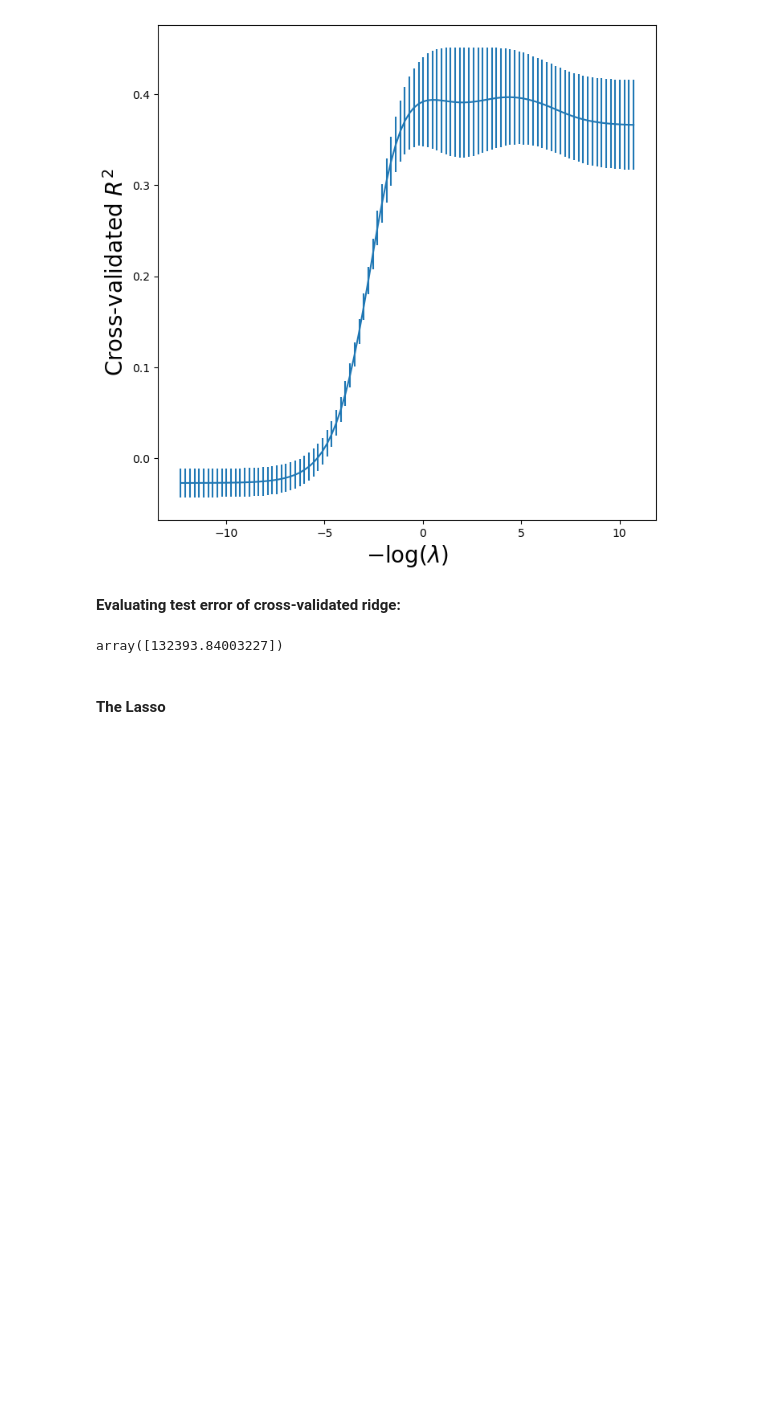
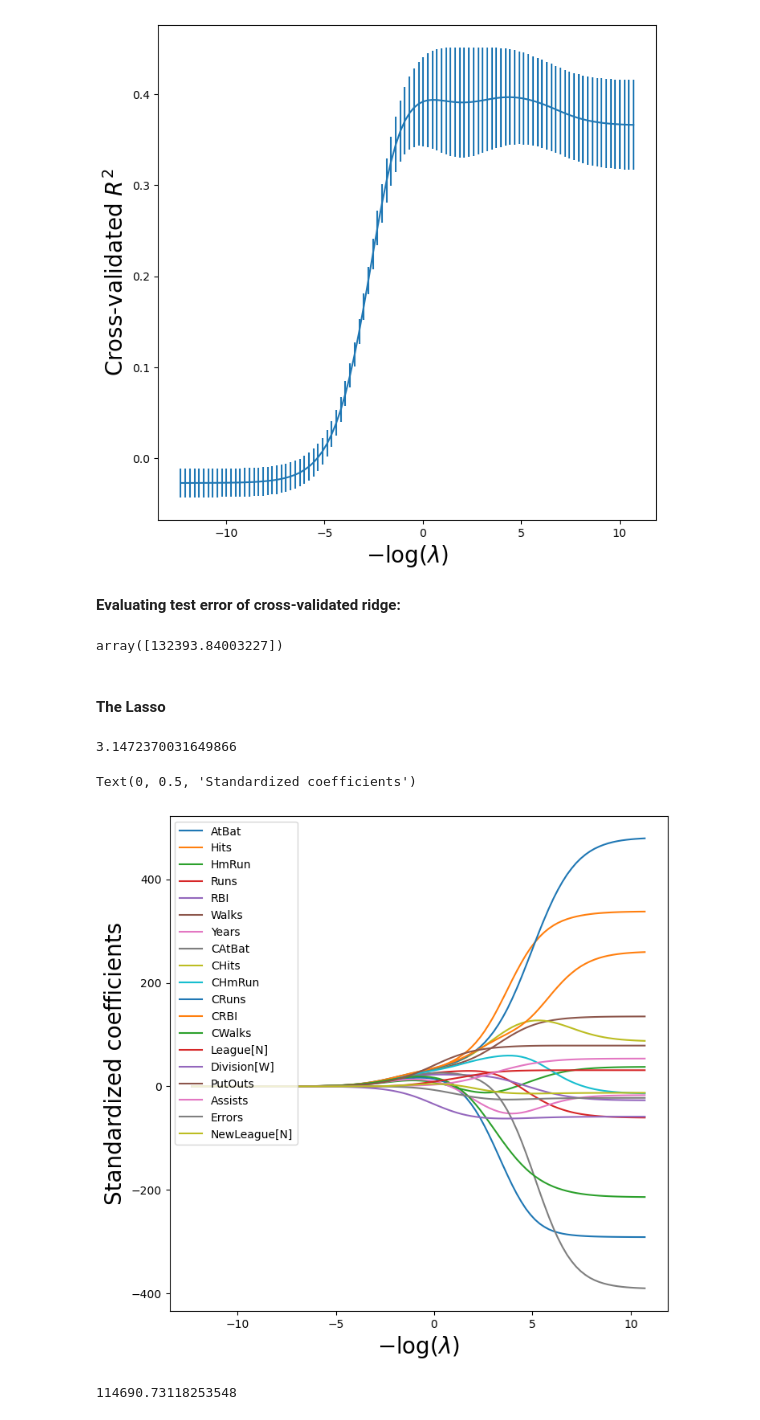
Before and after one commit to hyounce/Statistical-Learning-Methods-Practice, a Jupyter notebook: Model Selection and Regularization/Chapter6_Regularization_Lab.ipynb, the cells around one changed output. Drawn from its saved outputs; the diff is of its cells as text; code cells hidden in the pictures; blank space fills up the shorter version.

```diff
--- a/Model Selection and Regularization/Chapter6_Regularization_Lab.ipynb
+++ b/Model Selection and Regularization/Chapter6_Regularization_Lab.ipynb
@@ -431,3 +431,14 @@ results = skm.cross_validate(pipeCV, X, Y,
 array([132393.84003227])
 # %% [markdown]
 #### The Lasso
+# %%
+# Fit lasso model
+lassoCV = skl.ElasticNetCV(n_alphas=100,
+                           l1_ratio=1, # lasso
+                           cv=kfold)
+pipeCV = Pipeline(steps=[('scaler', scaler), ('lasso', lassoCV)])
+pipeCV.fit(X,Y)
+tuned_lasso = pipeCV.named_steps['lasso']
+tuned_lasso.alpha_
+# %% [output]
+3.1472370031649866
@@ -433,0 +448,13 @@ array([132393.84003227])
+# %%
+path_fig, ax = subplots(figsize=(8,8))
+soln_path.plot(ax=ax, legend=False)
+ax.legend(loc='upper left')
+ax.set_xlabel('$-\log(\lambda)$', fontsize=20)
+ax.set_ylabel('Standardized coefficients', fontsize=20)
+# %% [output]
+Text(0, 0.5, 'Standardized coefficients')
+[figure, added]
+# %%
+np.min(tuned_lasso.mse_path_.mean(1))
+# %% [output]
+114690.73118253548
```
Also changed, not shown: parts of 15 cells of this notebook.
